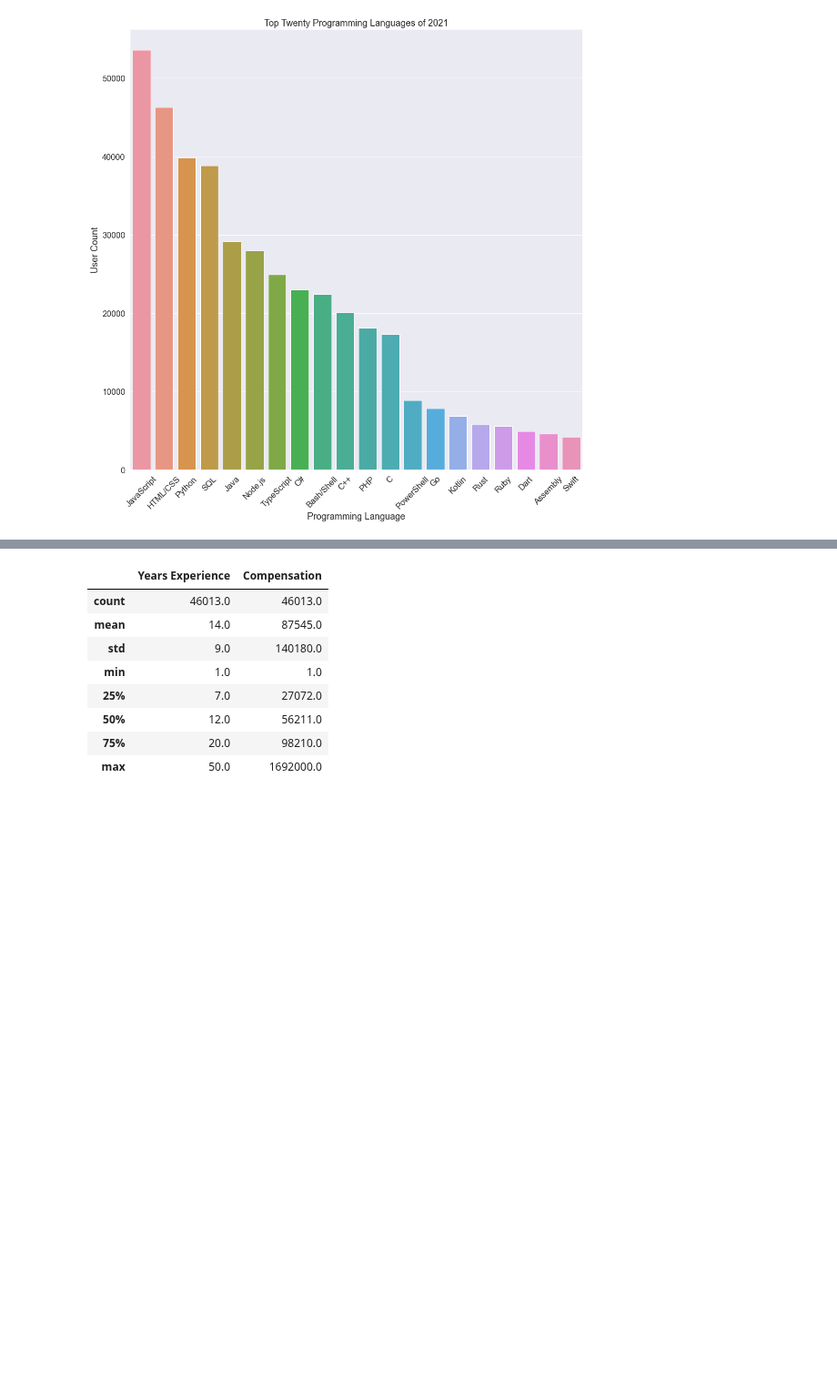
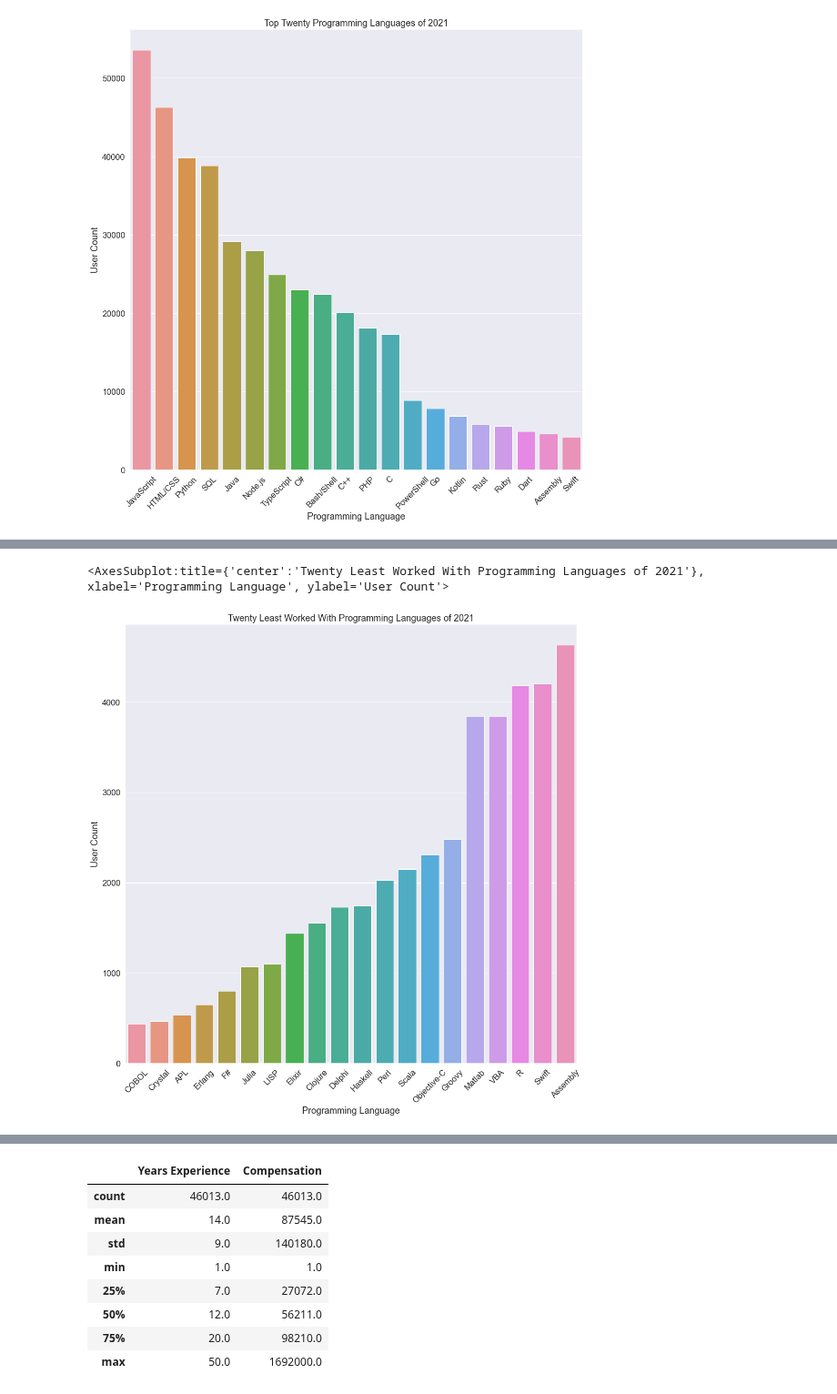
Before and after one commit to data301-2021-winter1/project-group13-project, a Jupyter notebook: notebooks/analysis1.ipynb, the cells around one changed output, grey strips where cells are left out. Shown at 91% size. Saved outputs shown, nothing was run; the diff lists cells and outputs as text; code cells hidden in the pictures; blank space fills up the shorter version.

```diff
--- a/notebooks/analysis1.ipynb
+++ b/notebooks/analysis1.ipynb
@@ -219,0 +259,8 @@ sns.barplot(data=topTwentyLangCount2021df, x="Programming Language", y="User Cou
+# %%
+sns.set(font_scale = 1.5)
+plt.xticks(rotation=45)
+plt.title("Twenty Least Worked With Programming Languages of 2021")
+sns.barplot(data=lowTwentyLangCount2021df, x="Programming Language", y="User Count")
+# %% [output]
+<AxesSubplot:title={'center':'Twenty Least Worked With Programming Languages of 2021'}, xlabel='Programming Language', ylabel='User Count'>
+[figure, added]
```
Also changed, not shown: parts of 10 cells of this notebook, 1 other file.
